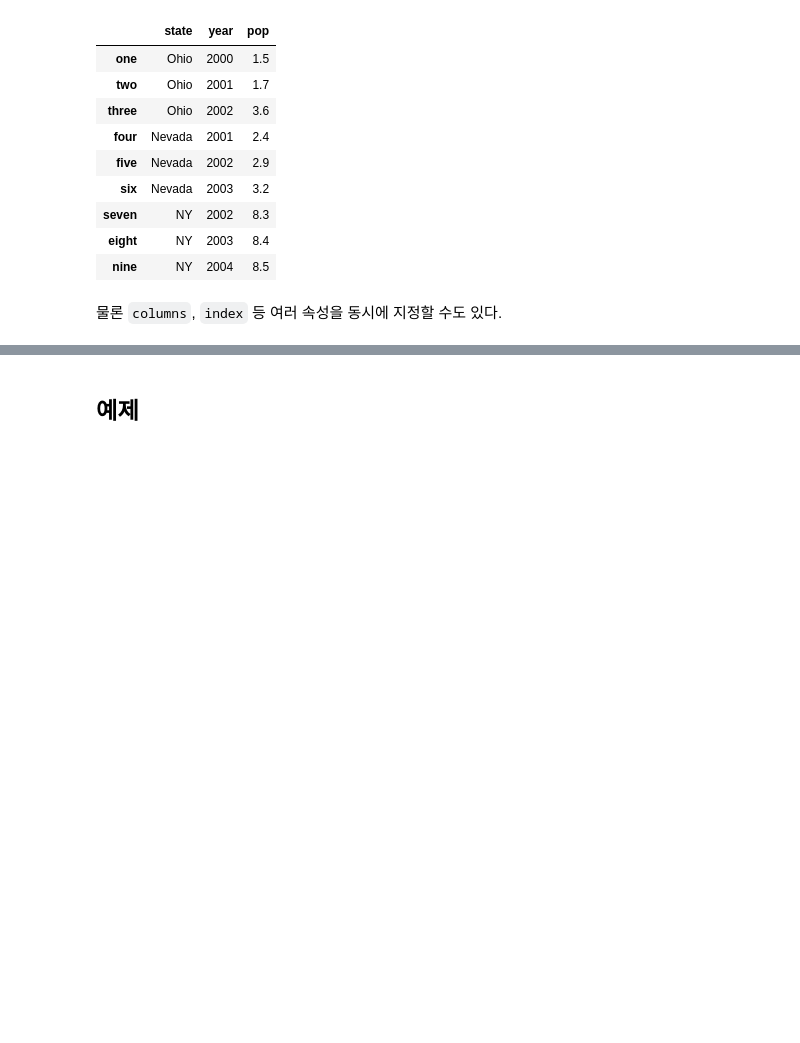
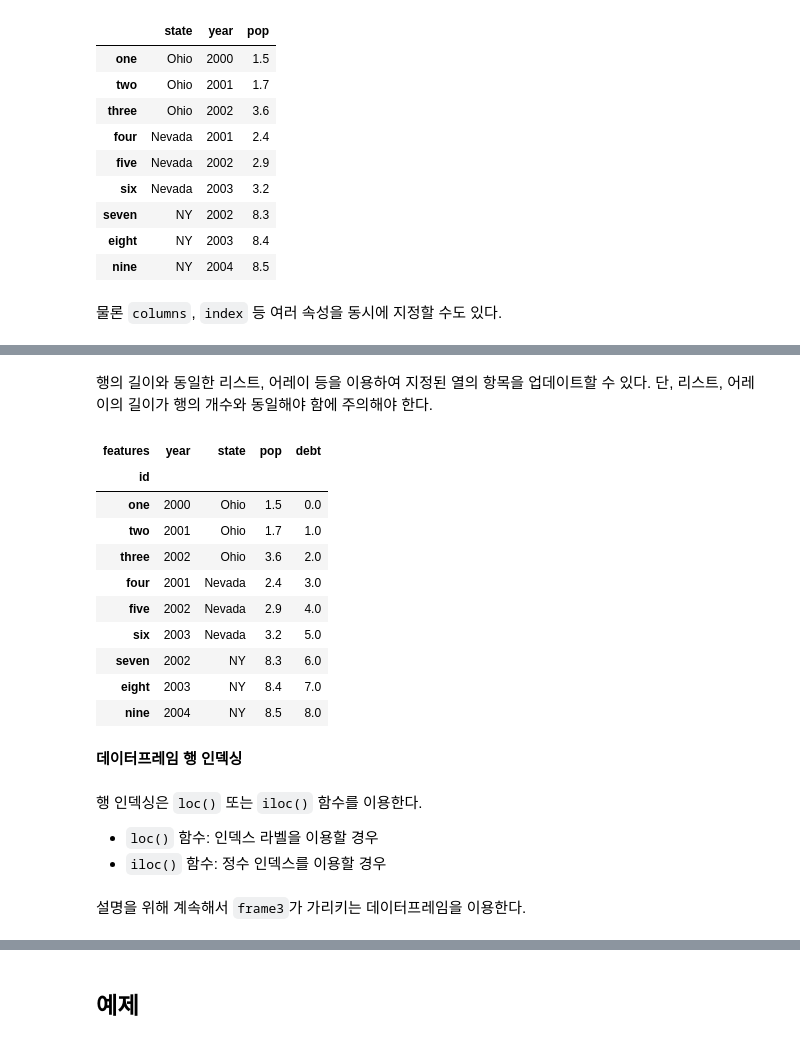
Before and after one commit to codingalzi/DataSci, a Jupyter notebook: _sources/series_dataframe.ipynb, the cells around one changed output, grey strips where cells are left out. Drawn from its saved outputs; the diff is of its cells as text; code cells hidden in the pictures; blank space fills up the shorter version.

```diff
--- a/_sources/series_dataframe.ipynb
+++ b/_sources/series_dataframe.ipynb
@@ -452,0 +572,27 @@ Index(['year', 'state', 'pop', 'debt'], dtype='object')
+# %% [markdown]
+행의 길이와 동일한 리스트, 어레이 등을 이용하여 지정된 열의 항목을 업데이트할 수 있다.
+단, 리스트, 어레이의 길이가 행의 개수와 동일해야 함에 주의해야 한다.
+# %%
+frame3['debt'] = np.arange(9.)
+frame3
+# %% [output]
+| features | year | state | pop | debt |
+| id |  |  |  |  |
+| one | 2000 | Ohio | 1.5 | 0.0 |
+| two | 2001 | Ohio | 1.7 | 1.0 |
+| three | 2002 | Ohio | 3.6 | 2.0 |
+| four | 2001 | Nevada | 2.4 | 3.0 |
+| five | 2002 | Nevada | 2.9 | 4.0 |
+| six | 2003 | Nevada | 3.2 | 5.0 |
+| seven | 2002 | NY | 8.3 | 6.0 |
+| eight | 2003 | NY | 8.4 | 7.0 |
+| nine | 2004 | NY | 8.5 | 8.0 |
+# %% [markdown]
+**데이터프레임 행 인덱싱**
+# %% [markdown]
+행 인덱싱은 `loc()` 또는 `iloc()` 함수를 이용한다.
+
+- `loc()` 함수: 인덱스 라벨을 이용할 경우
+- `iloc()` 함수: 정수 인덱스를 이용할 경우
+# %% [markdown]
+설명을 위해 계속해서 `frame3`가 가리키는 데이터프레임을 이용한다.
```
Also changed, not shown: parts of 228 cells of this notebook, 10 other files.
